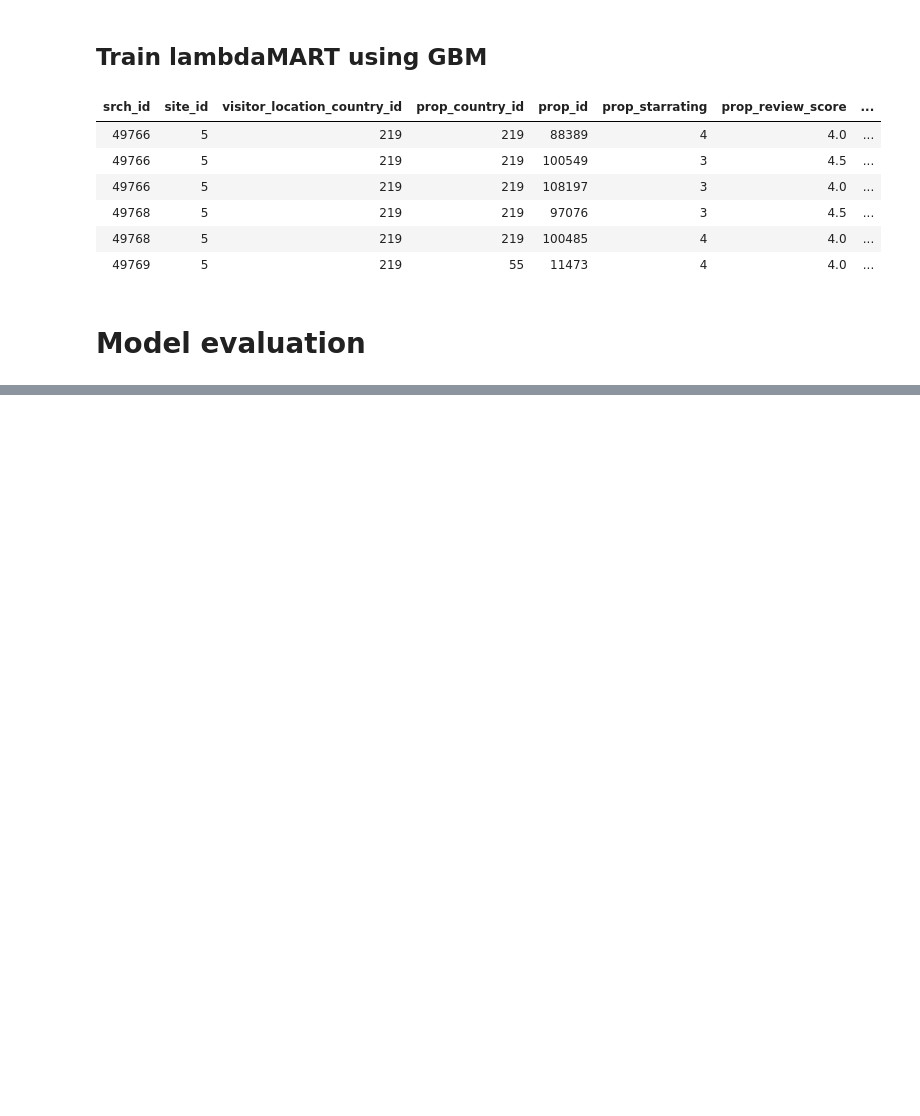
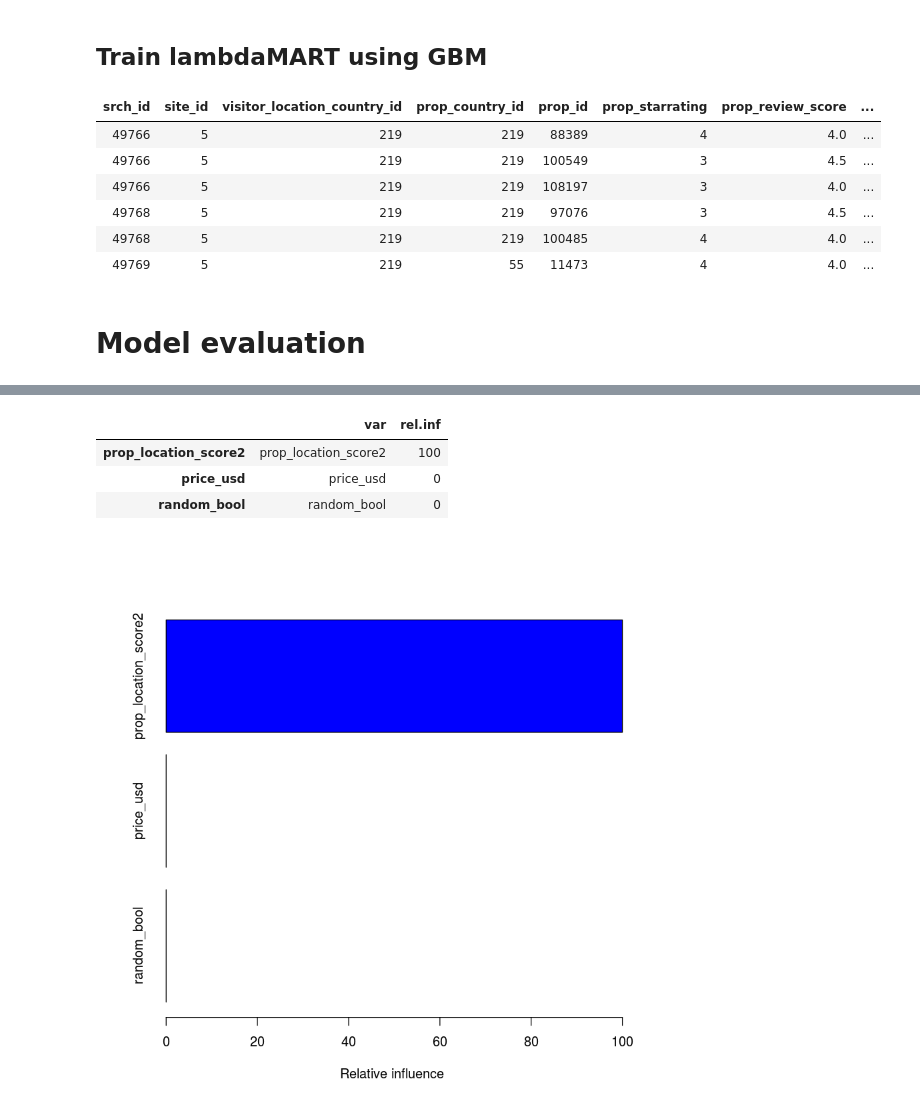
Before and after one commit to silesbu/dmt41, a Jupyter notebook: assignment2/R_lambdamart_model.ipynb, the cells around one changed output, grey strips where cells are left out. Saved outputs shown, nothing was run; the diff lists cells and outputs as text; code cells hidden in the pictures; blank space fills up the shorter version.

```diff
--- a/assignment2/R_lambdamart_model.ipynb
+++ b/assignment2/R_lambdamart_model.ipynb
@@ -269,0 +272,8 @@ ndcg_mean(ranking)
+# %%
+summary(gbm.model)
+# %% [output]
+|  | var | rel.inf |
+| prop_location_score2 | prop_location_score2 | 100 |
+| price_usd | price_usd | 0 |
+| random_bool | random_bool | 0 |
+[figure, added]
```
Also changed, not shown: parts of 4 cells of this notebook, 2 other files.
